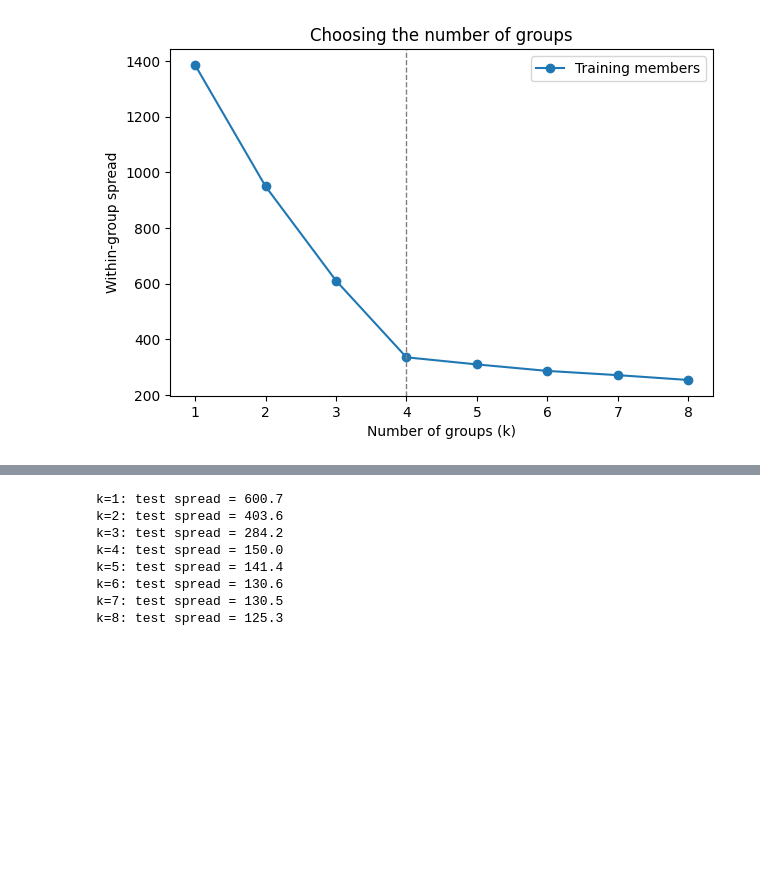
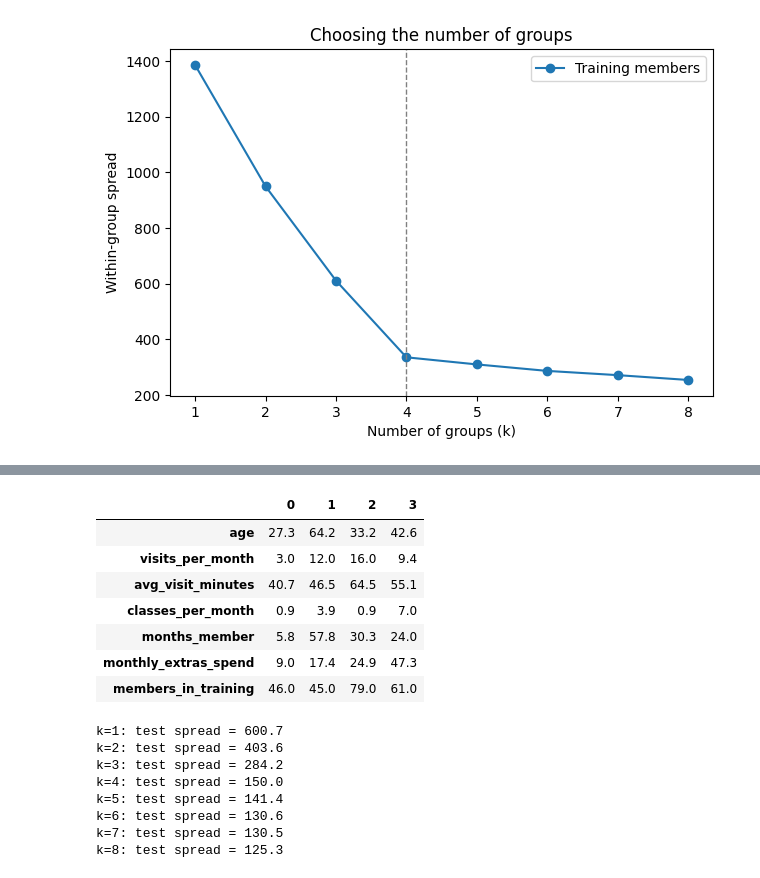
Before and after one commit to ak12463-arch/gym-member-segments, a Jupyter notebook: analysis.ipynb, the cells around one changed output, grey strips where cells are left out. Cells and saved outputs as stored; diff of their text form; code cells hidden in the pictures; blank space fills up the shorter version.

```diff
--- a/analysis.ipynb
+++ b/analysis.ipynb
@@ -96,6 +96,17 @@ centers
 | 1 | 64.2 | 12.0 | 46.5 | 3.9 | 57.8 | 17.4 | ... |
 | 2 | 33.2 | 16.0 | 64.5 | 0.9 | 30.3 | 24.9 | ... |
 | 3 | 42.6 | 9.4 | 55.1 | 7.0 | 24.0 | 47.3 | ... |
+# %%
+centers.T
+# %% [output]
+|  | 0 | 1 | 2 | 3 |
+| age | 27.3 | 64.2 | 33.2 | 42.6 |
+| visits_per_month | 3.0 | 12.0 | 16.0 | 9.4 |
+| avg_visit_minutes | 40.7 | 46.5 | 64.5 | 55.1 |
+| classes_per_month | 0.9 | 3.9 | 0.9 | 7.0 |
+| months_member | 5.8 | 57.8 | 30.3 | 24.0 |
+| monthly_extras_spend | 9.0 | 17.4 | 24.9 | 47.3 |
+| members_in_training | 46.0 | 45.0 | 79.0 | 61.0 |
 # %%
 test_spread = []
 
```
Also changed, not shown: parts of 2 cells of this notebook.
